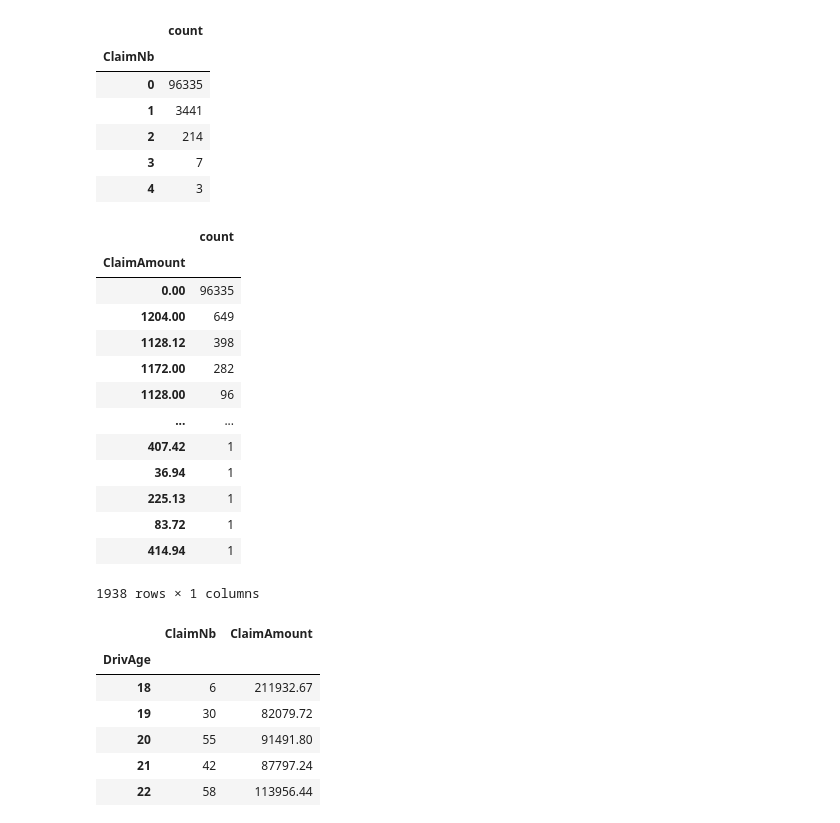
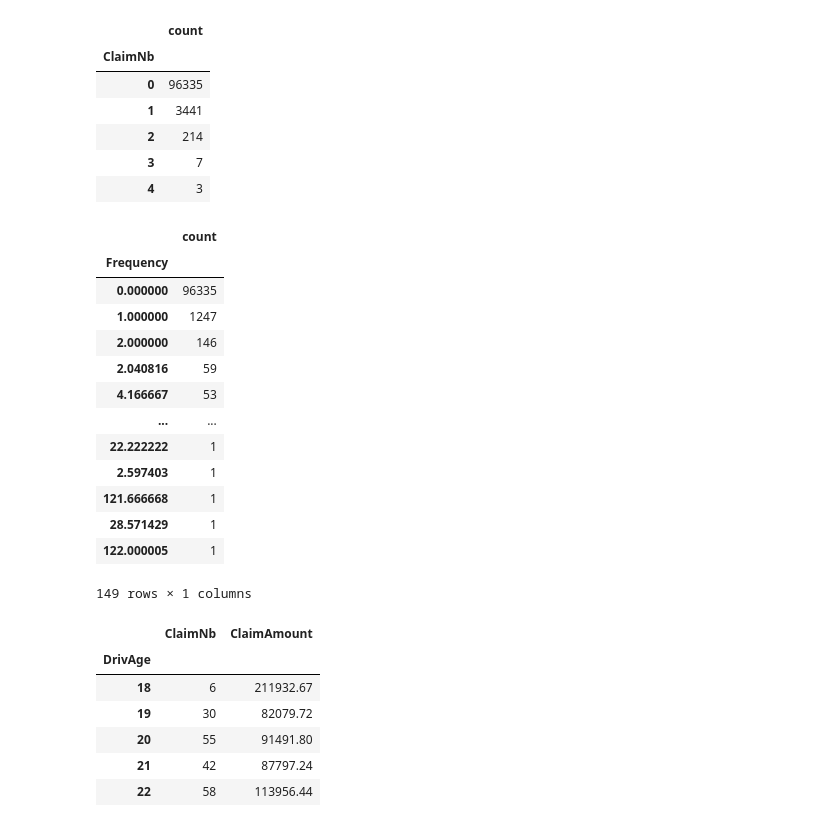
Before and after one commit to ThomasDeConinck/Assurance-Code-Python, a Jupyter notebook: assurances Code Python Case.ipynb, the cells around one changed output. Drawn from its saved outputs; the diff is of its cells as text; code cells hidden in the pictures.

```diff
--- a/assurances Code Python Case.ipynb
+++ b/assurances Code Python Case.ipynb
@@ -55,3 +55,10 @@ def plot_variable(data, group_var, ax_freq, ax_sev):
     ax_sev.yaxis.set_major_formatter(dollar_formatter)
     if group_var in ['BonusMalus', 'DrivAge']:
         ax_sev.xaxis.set_major_locator(MaxNLocator(10))
+# %%
+# Add frequency column
+# Assuming your DataFrame is named 'claims_data' and the relevant columns are 'ClaimCount' and 'Exposure'
+claims_data['Frequency'] = claims_data['ClaimNb'] / claims_data['Exposure']
+
+# Check the updated DataFrame
+claims_data[['Frequency']].max()
@@ -95,23 +105,23 @@ total_claims_frequency
 | 3 | 7 |
 | 4 | 3 |
 # %%
-total_claims_severity = pd.DataFrame(claims_data['ClaimAmount'].value_counts())
+total_claims_severity = pd.DataFrame(claims_data['Frequency'].value_counts())
 total_claims_severity
 # %% [output]
 |  | count |
-| ClaimAmount |  |
-| 0.00 | 96335 |
-| 1204.00 | 649 |
-| 1128.12 | 398 |
-| 1172.00 | 282 |
-| 1128.00 | 96 |
+| Frequency |  |
+| 0.000000 | 96335 |
+| 1.000000 | 1247 |
+| 2.000000 | 146 |
+| 2.040816 | 59 |
+| 4.166667 | 53 |
 | ... | ... |
-| 407.42 | 1 |
-| 36.94 | 1 |
-| 225.13 | 1 |
-| 83.72 | 1 |
-| 414.94 | 1 |
+| 22.222222 | 1 |
+| 2.597403 | 1 |
+| 121.666668 | 1 |
+| 28.571429 | 1 |
+| 122.000005 | 1 |
-1938 rows × 1 columns
+149 rows × 1 columns
 # %%
 # Total claims by driver's age
 total_claims_by_age_frequency = claims_data.groupby('DrivAge')['ClaimNb'].sum()
```
Also changed, not shown: parts of 12 cells of this notebook.
